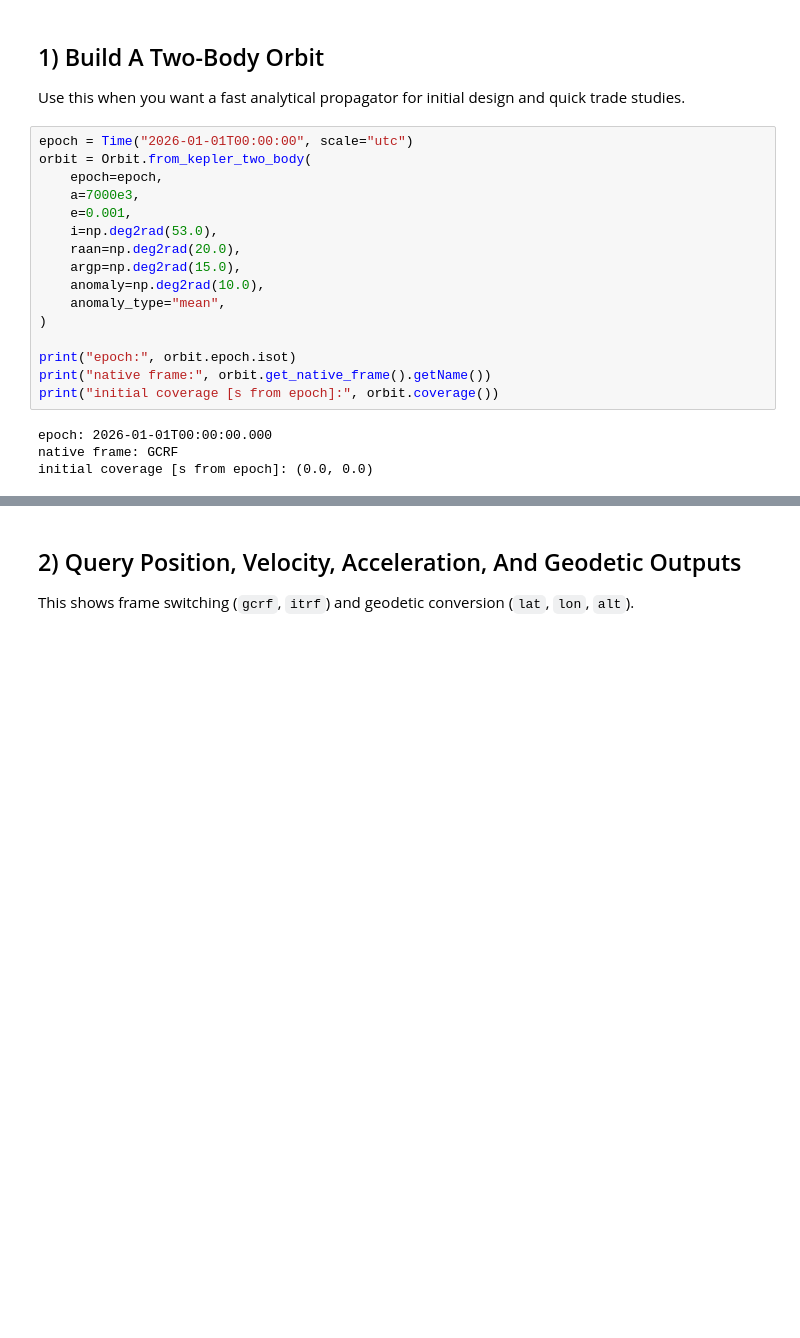
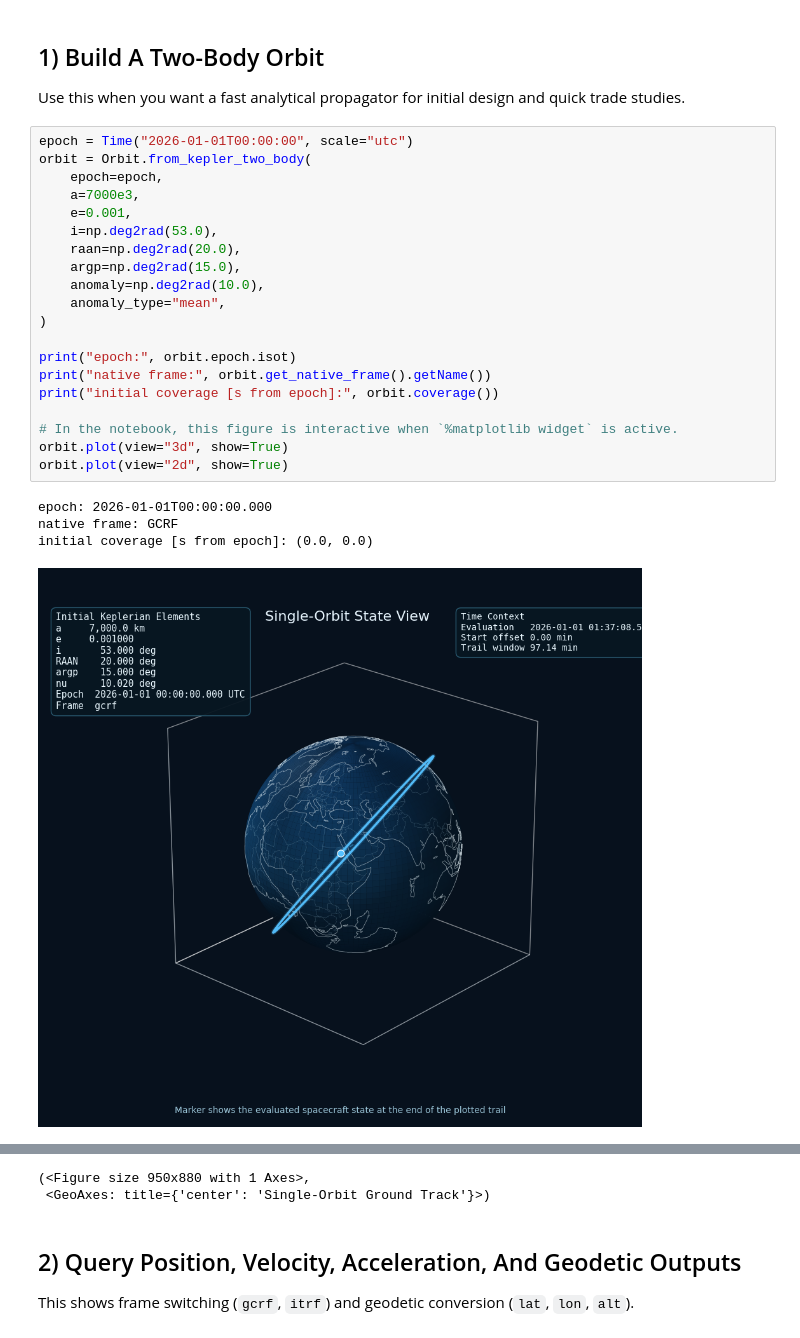
Before and after one commit to Nebula-Space-Systems/Nebula-Systems-Toolkit, a Jupyter notebook: examples/01_orbit_usage.ipynb, the cells around one changed output, grey strips where cells are left out. Saved outputs shown, nothing was run; the diff lists cells and outputs as text; blank space fills up the shorter version.

Commit message:
added plot for orbit objects

```diff
--- a/examples/01_orbit_usage.ipynb
+++ b/examples/01_orbit_usage.ipynb
@@ -46,20 +46,25 @@ Use this when you want a fast analytical propagator for initial design and quick
 # %%
 epoch = Time("2026-01-01T00:00:00", scale="utc")
 orbit = Orbit.from_kepler_two_body(
     epoch=epoch,
     a=7000e3,
     e=0.001,
     i=np.deg2rad(53.0),
     raan=np.deg2rad(20.0),
     argp=np.deg2rad(15.0),
     anomaly=np.deg2rad(10.0),
     anomaly_type="mean",
 )
 
 print("epoch:", orbit.epoch.isot)
 print("native frame:", orbit.get_native_frame().getName())
 print("initial coverage [s from epoch]:", orbit.coverage())
+
+# In the notebook, this figure is interactive when `%matplotlib widget` is active.
+orbit.plot(view="3d", show=True)
+orbit.plot(view="2d", show=True)
 # %% [output]
 epoch: 2026-01-01T00:00:00.000
 native frame: GCRF
 initial coverage [s from epoch]: (0.0, 0.0)
+[figure, added]
@@ -66,3 +72,5 @@ initial coverage [s from epoch]: (0.0, 0.0)
+(<Figure size 950x880 with 1 Axes>,
+ <GeoAxes: title={'center': 'Single-Orbit Ground Track'}>)
 # %% [markdown]
 ## 2) Query Position, Velocity, Acceleration, And Geodetic Outputs
 
```
Also changed, not shown: parts of 3 cells of this notebook, 9 other files.
